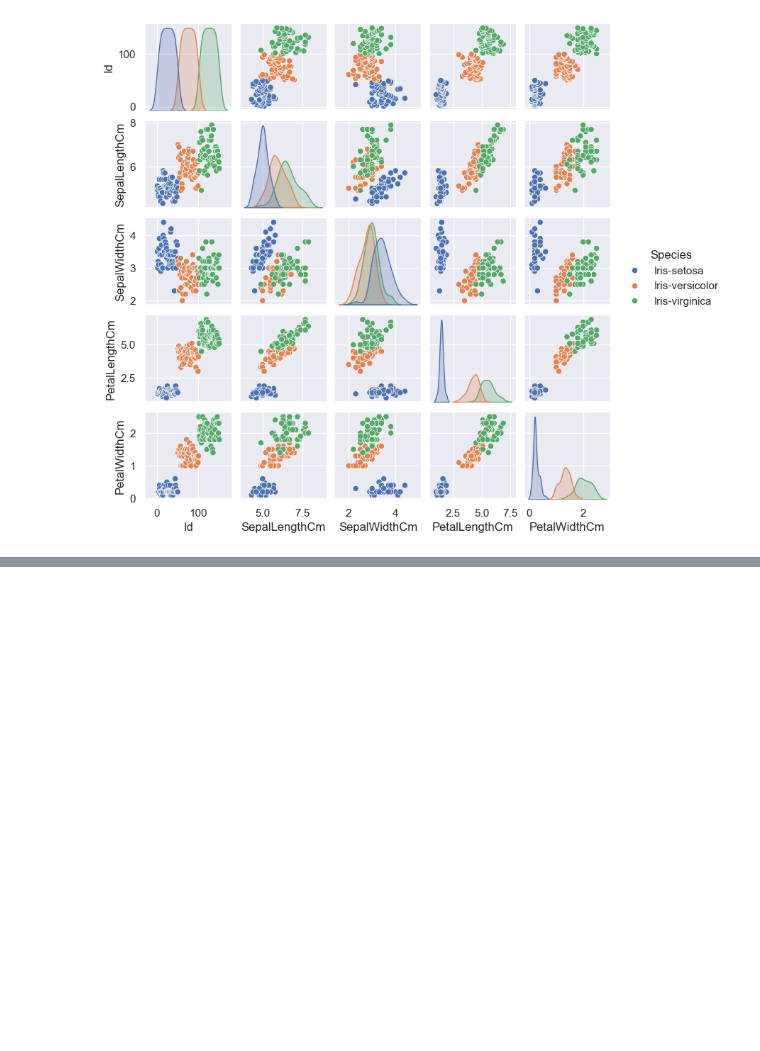
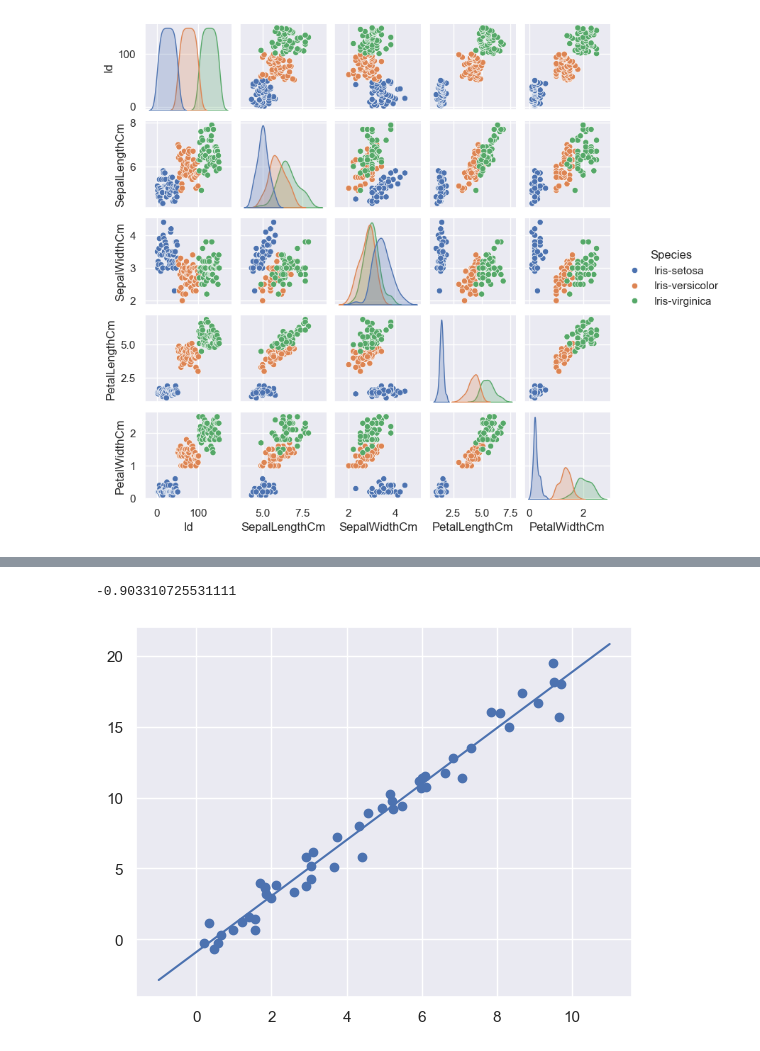
Before and after one commit to Thorne-Musau/D_SC, a Jupyter notebook: Machine Learning/intro.ipynb, the cells around one changed output, grey strips where cells are left out. Cells and saved outputs as stored; diff of their text form; code cells hidden in the pictures; blank space fills up the shorter version.

```diff
--- a/Machine Learning/intro.ipynb
+++ b/Machine Learning/intro.ipynb
@@ -19,0 +104,14 @@ sns.pairplot(df, hue='Species', height=1.5);
+# %%
+model.intercept_
+# %% [output]
+-0.903310725531111
+# %%
+xfit = np.linspace(-1, 11)
+# %%
+Xfit = xfit[:, np.newaxis]
+yfit = model.predict(Xfit)
+# %%
+plt.scatter(x, y)
+plt.plot(xfit, yfit);
+# %% [output]
+[figure, added]
```
Also changed, not shown: parts of 16 cells of this notebook.
